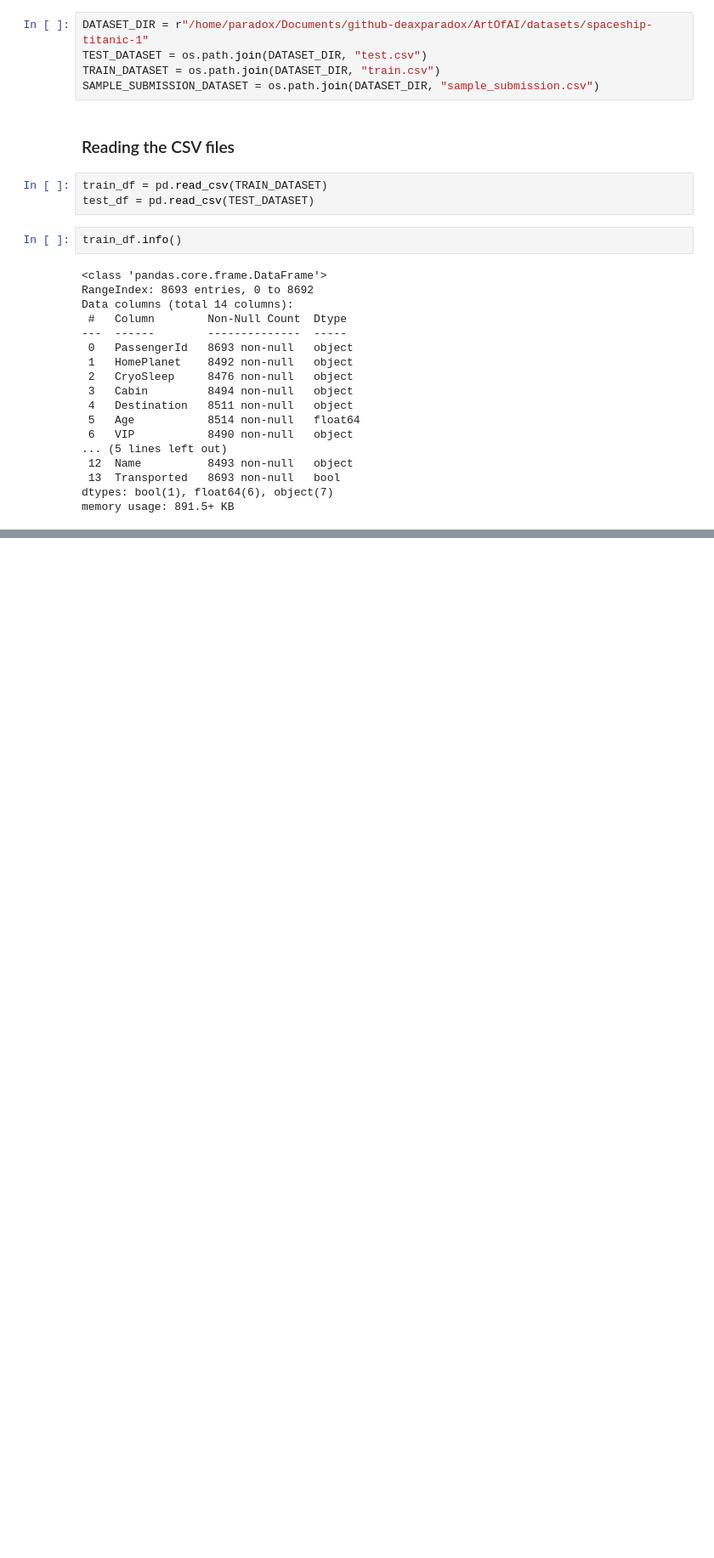
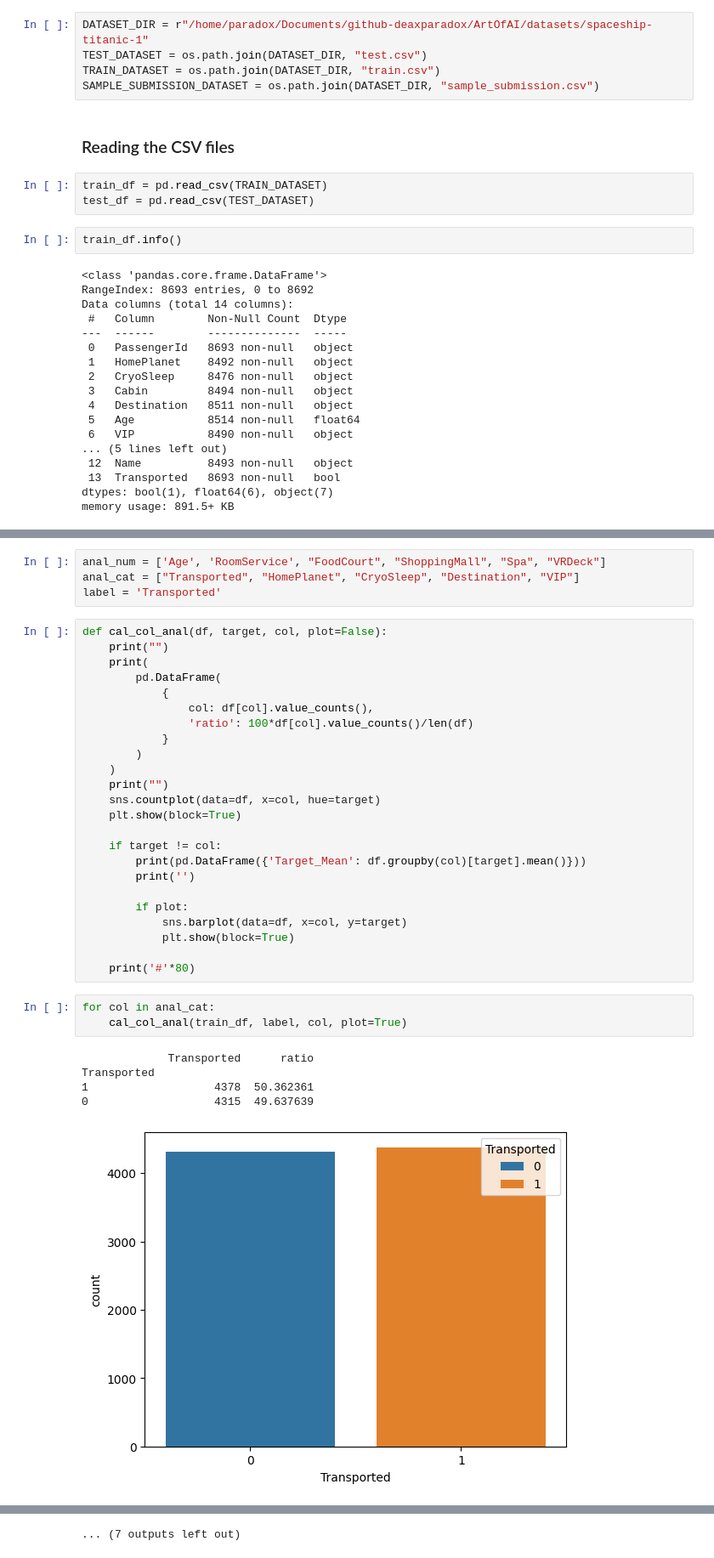
Before and after one commit to deaxparadox/ArtOfAI, a Jupyter notebook: code/data-analysis/101-spaceship-titanic/101.ipynb, the cells around one changed output, grey strips where cells are left out. Shown at 85% size. Drawn from its saved outputs; the diff is of its cells as text; blank space fills up the shorter version.

Commit message:
update tensorflow and data science

```diff
--- a/code/data-analysis/101-spaceship-titanic/101.ipynb
+++ b/code/data-analysis/101-spaceship-titanic/101.ipynb
@@ -40,0 +121,37 @@ memory usage: 891.5+ KB
+# %%
+anal_num = ['Age', 'RoomService', "FoodCourt", "ShoppingMall", "Spa", "VRDeck"]
+anal_cat = ["Transported", "HomePlanet", "CryoSleep", "Destination", "VIP"]
+label = 'Transported'
+# %%
+def cal_col_anal(df, target, col, plot=False):
+    print("")
+    print(
+        pd.DataFrame(
+            {
+                col: df[col].value_counts(),
+                'ratio': 100*df[col].value_counts()/len(df)
+            }
+        )
+    )
+    print("")
+    sns.countplot(data=df, x=col, hue=target)
+    plt.show(block=True)
+
+    if target != col:
+        print(pd.DataFrame({'Target_Mean': df.groupby(col)[target].mean()}))
+        print('')
+
+        if plot:
+            sns.barplot(data=df, x=col, y=target)
+            plt.show(block=True)
+
+    print('#'*80)
+# %%
+for col in anal_cat:
+    cal_col_anal(train_df, label, col, plot=True)
+# %% [output]
+             Transported      ratio
+Transported
+1                   4378  50.362361
+0                   4315  49.637639
+[figure, added]
@@ -40,0 +192 @@ memory usage: 891.5+ KB
+... (7 outputs left out)
```
Also changed, not shown: parts of 43 cells of this notebook, 23 other files.
